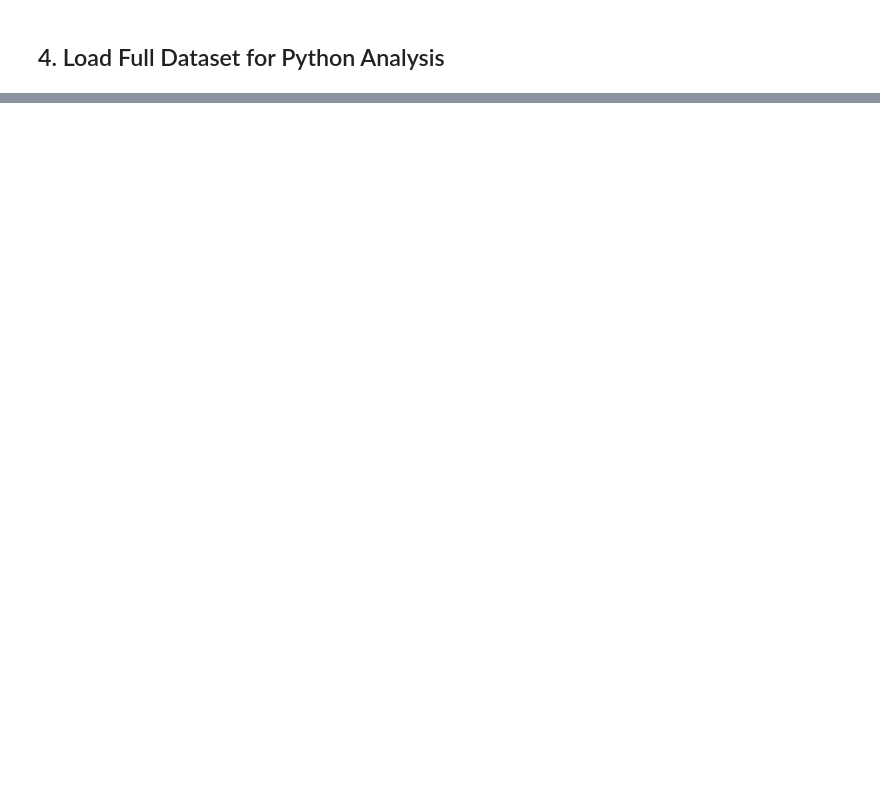
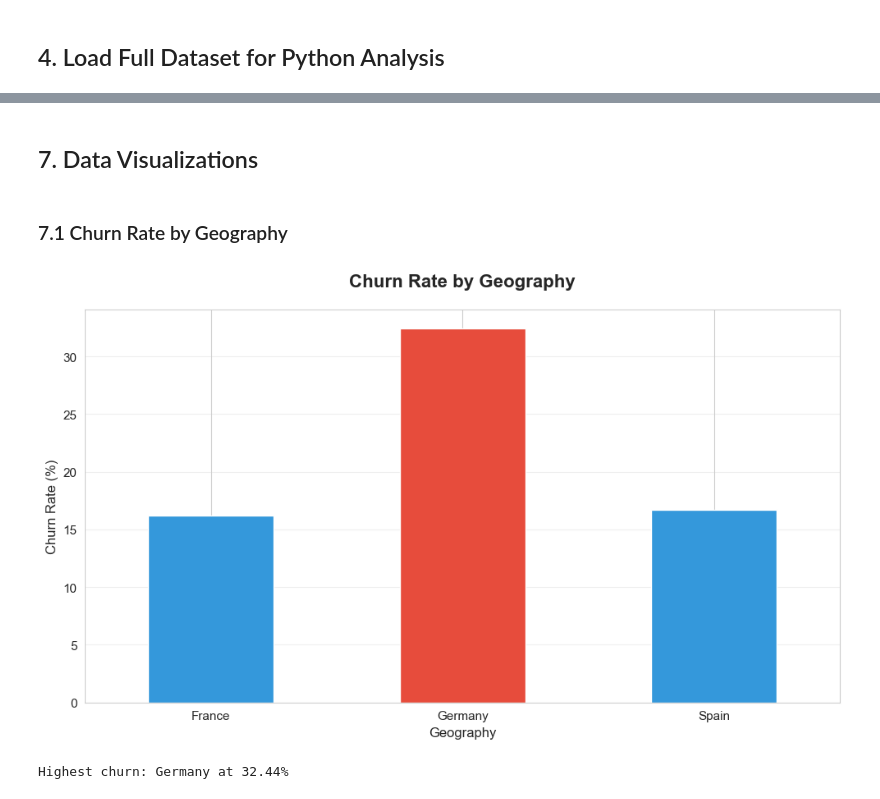
Before and after one commit to JamPonsar/Bank-Customer-Churn-Analysis, a Jupyter notebook: Bank_Churn_Analysis.ipynb, the cells around one changed output, grey strips where cells are left out. Drawn from its saved outputs; the diff is of its cells as text; code cells hidden in the pictures; blank space fills up the shorter version.

Commit message:
Complete bank customer churn analysis project with SQL and Python

```diff
--- a/Bank_Churn_Analysis.ipynb
+++ b/Bank_Churn_Analysis.ipynb
@@ -163,0 +218,25 @@ df.head()
+# %%
+# Check for missing values
+print("Missing Values:")
+print(df.isnull().sum())
+
+# Check data types
+print("\nData Types:")
+print(df.dtypes)
+
+# Check for duplicates
+duplicates = df.duplicated().sum()
+print(f"\nDuplicate rows: {duplicates}")
+
+# Create age groups for analysis
+df['AgeGroup'] = pd.cut(df['Age'],
+                        bins=[0, 30, 40, 50, 60, 100],
+                        labels=['18-30', '31-40', '41-50', '51-60', '60+'])
+
+# Create balance categories
+df['BalanceCategory'] = pd.cut(df['Balance'],
+                               bins=[-1, 0, 50000, 100000, 150000, 300000],
+                               labels=['Zero', 'Low', 'Medium', 'High', 'Very High'])
+
+print("\n✓ Data cleaning complete")
+print(f"\nCleaned dataset shape: {df.shape}")
@@ -163,0 +374,21 @@ df.head()
+# %% [markdown]
+## 7. Data Visualizations
+# %% [markdown]
+### 7.1 Churn Rate by Geography
+# %%
+plt.figure(figsize=(10, 6))
+churn_geo = df.groupby('Geography')['Exited'].mean() * 100
+colors = ['#e74c3c' if x == churn_geo.max() else '#3498db' for x in churn_geo]
+churn_geo.plot(kind='bar', color=colors)
+plt.title('Churn Rate by Geography', fontsize=16, fontweight='bold', pad=20)
+plt.xlabel('Geography', fontsize=12)
+plt.ylabel('Churn Rate (%)', fontsize=12)
+plt.xticks(rotation=0)
+plt.grid(axis='y', alpha=0.3)
+plt.tight_layout()
+plt.show()
+
+print(f"Highest churn: {churn_geo.idxmax()} at {churn_geo.max():.2f}%")
+# %% [output]
+[figure, added]
+Highest churn: Germany at 32.44%
```
Also changed, not shown: parts of 36 cells of this notebook.
